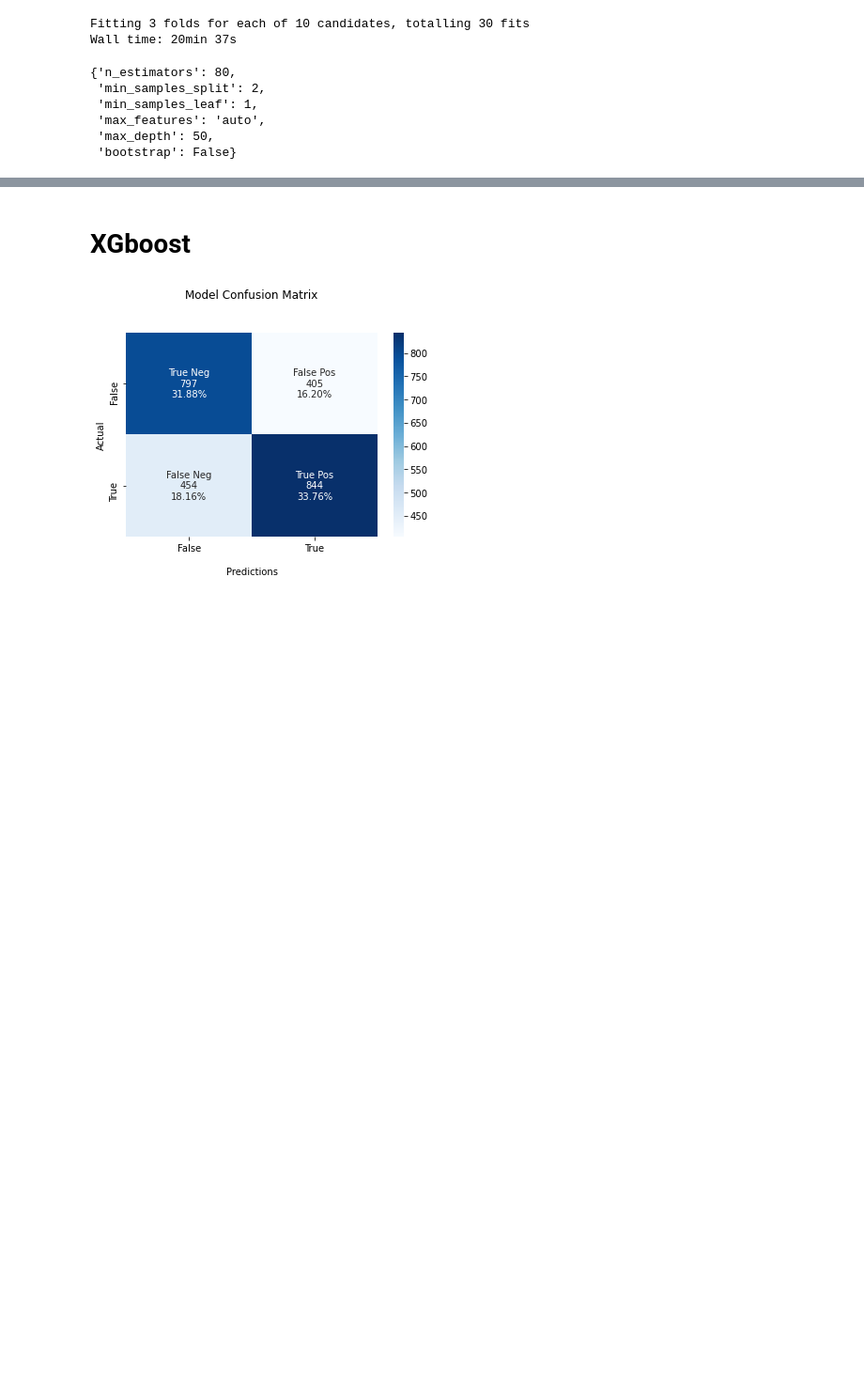
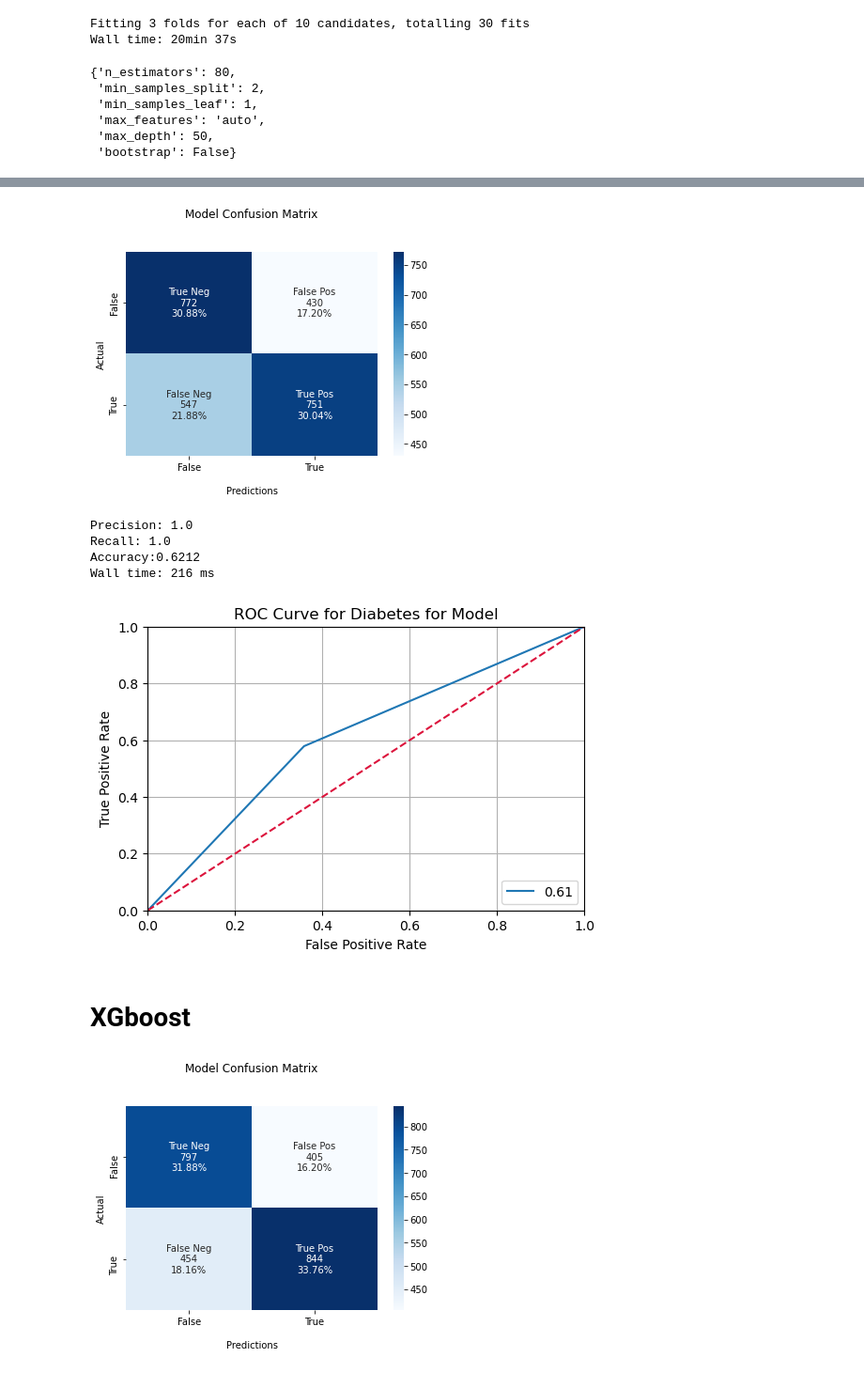
Before and after one commit to Aviost111/fashion_MNIST, a Jupyter notebook: cats__dogs_2_2.ipynb, the cells around one changed output, grey strips where cells are left out. Shown at 94% size. Cells and saved outputs as stored; diff of their text form; code cells hidden in the pictures; blank space fills up the shorter version.

```diff
--- a/cats__dogs_2_2.ipynb
+++ b/cats__dogs_2_2.ipynb
@@ -463,5 +463,5 @@ Wall time: 35min 41s
 # %%
-X_train_fs, X_test_fs, fs = select_features(x_train_r, y_train2, x_test_r,2425)
+X_train_fs, X_test_fs, fs = select_features(x_train_r, y_train2, x_test_r,130)
 # %% [markdown]
 2450: about the same, 0.636
 
@@ -547,0 +551,2 @@ Wall time: 20min 37s
+# %%
+y_pred=rf.predict(X_train_fs)
@@ -567,3 +582,25 @@ NameError: name 'y_predict' is not defined
+# %%
+%%time
+precision = precision_score(y_train2, y_pred, average='micro')
+
+recall = recall_score(y_train2, y_pred, average='micro')
+
+accuracy = rf.score(X_test_fs, y_test2)
+
+confusion_matrix_show(confusion_matrix(y_test2, y_predict))
+
+print(f"Precision: {precision}")
+print(f"Recall: {recall}")
+print(f"Accuracy:{accuracy}")
+
+roc_show(y_test2,y_predict)
+# %% [output]
+[figure, added]
+Precision: 1.0
+Recall: 1.0
+Accuracy:0.6212
+Wall time: 216 ms
+[figure, added]
 # %% [markdown]
 # XGboost
 # %%
```
Also changed, not shown: parts of 11 cells of this notebook, 1 other file.
